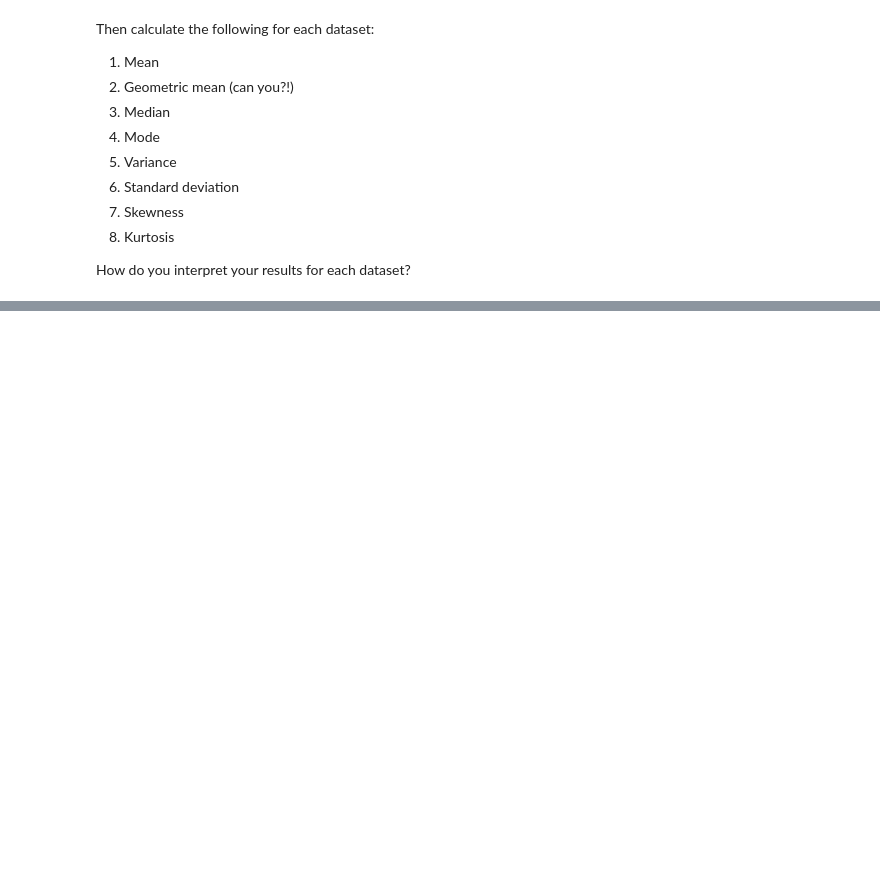
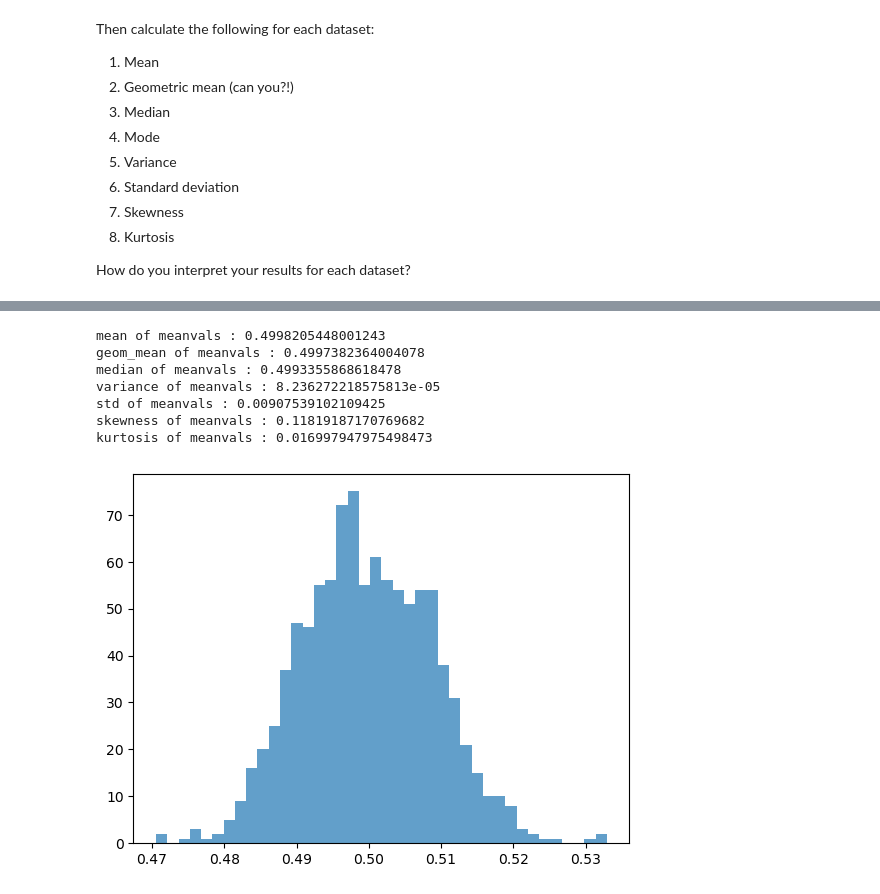
Before and after one commit to john1256/KASI_Ms, a Jupyter notebook: 2025/Statistics_1/Assignment1.ipynb, the cells around one changed output, grey strips where cells are left out. Cells and saved outputs as stored; diff of their text form; code cells hidden in the pictures; blank space fills up the shorter version.

```diff
--- a/2025/Statistics_1/Assignment1.ipynb
+++ b/2025/Statistics_1/Assignment1.ipynb
@@ -42,0 +182,45 @@ How do you interpret your results for each dataset?
+# %%
+dataset2 = np.loadtxt("Dataset2.txt")
+# %%
+# Method 1. shuffle the data and split into 1000 subsets
+# 1st subset will be from index 0 to 999
+# 2nd subset will be from index 1000 to 1999
+# ...
+# 1000th subset will be from index 999000 to 999999
+subset_size = 1000
+num_subsets = len(dataset2) // subset_size
+data_shuffle = np.random.permutation(dataset2)
+subset_begin = 0
+meanvals = []
+for i in range(1000):
+    subset = data_shuffle[subset_begin:subset_begin+subset_size]
+    meanvals.append(mean(subset))
+    subset_begin += subset_size
+# %%
+meanvals = np.array(meanvals)
+mean_of_meanvals = mean(meanvals)
+geom_mean_of_meanvals = geom_mean(meanvals)
+median_of_meanvals = median(meanvals)
+variance_of_meanvals = variance(meanvals)
+std_of_meanvals = std(meanvals)
+skewness_of_meanvals = skewness(meanvals)
+kurtosis_of_meanvals = kurtosis(meanvals)
+
+print(f"mean of meanvals : {mean_of_meanvals}")
+print(f"geom_mean of meanvals : {geom_mean_of_meanvals}")
+print(f"median of meanvals : {median_of_meanvals}")
+print(f"variance of meanvals : {variance_of_meanvals}")
+print(f"std of meanvals : {std_of_meanvals}")
+print(f"skewness of meanvals : {skewness_of_meanvals}")
+print(f"kurtosis of meanvals : {kurtosis_of_meanvals}")
+plt.hist(meanvals, bins=40, alpha=0.7)
+plt.show()
+# %% [output]
+mean of meanvals : 0.4998205448001243
+geom_mean of meanvals : 0.4997382364004078
+median of meanvals : 0.4993355868618478
+variance of meanvals : 8.236272218575813e-05
+std of meanvals : 0.00907539102109425
+skewness of meanvals : 0.11819187170769682
+kurtosis of meanvals : 0.016997947975498473
+[figure, added]
```
Also changed, not shown: parts of 11 cells of this notebook.
